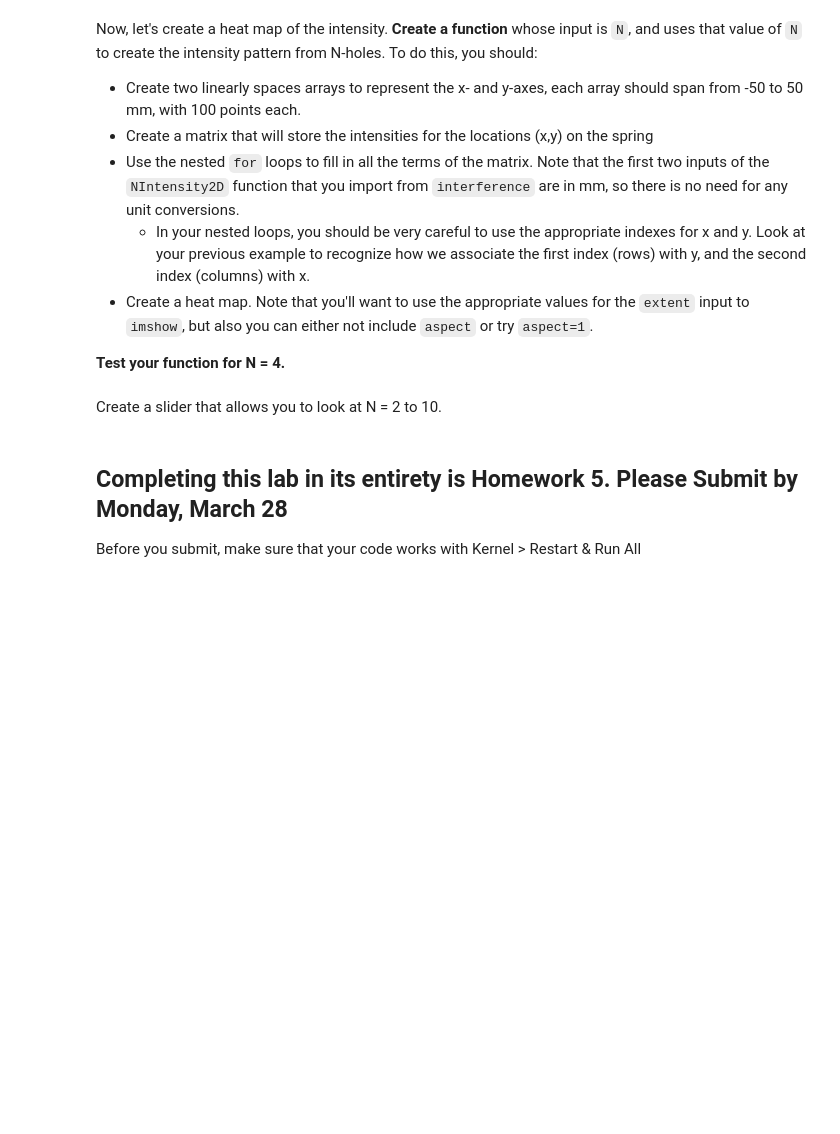
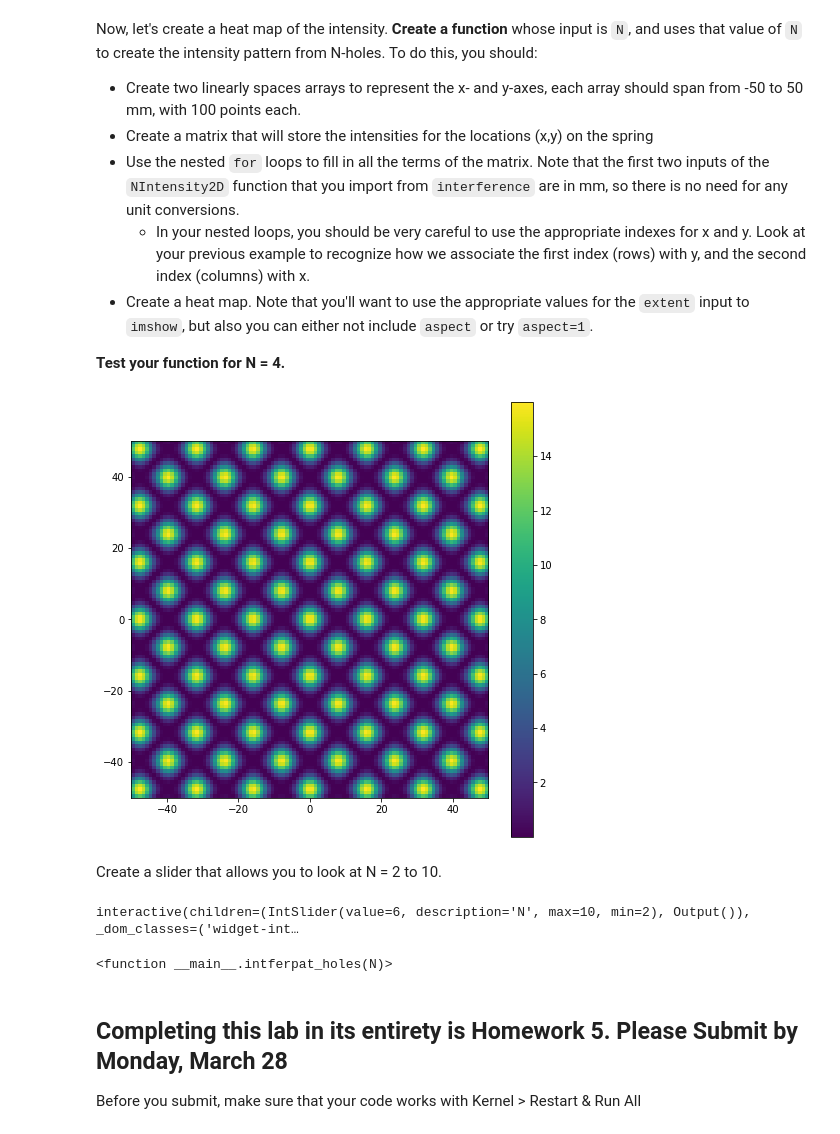
Before and after one commit to nuLABatUSD/IntroComputationLabs, a Jupyter notebook: Lab6_SP22.ipynb, the cells around one changed output. Saved outputs shown, nothing was run; the diff lists cells and outputs as text; code cells hidden in the pictures; blank space fills up the shorter version.

```diff
--- a/Lab6_SP22.ipynb
+++ b/Lab6_SP22.ipynb
@@ -109,8 +155,31 @@ Now, let's create a heat map of the intensity.  **Create a function** whose inpu
 - Create a heat map.  Note that you'll want to use the appropriate values for the ``extent`` input to ``imshow``, but also you can either not include ``aspect`` or try ``aspect=1``.
 
 **Test your function for N = 4.**
+# %%
+def intferpat_holes(N):
+    x_axis = np.linspace(-50,50,100)
+    y_axis = np.linspace(-50,50,100)
+    M_intensities = np.zeros((len(y_axis), len(x_axis)))
+
+    for i in range(len(y_axis)):
+        for j in range(len(x_axis)):
+            M_intensities[i,j] = intfer.NIntensity2D(x_axis[j], y_axis[i], N)
+
+    plt.figure(figsize=(8,8))
+    plt.imshow(M_intensities, extent = [-50,50,-50,50], aspect=1)
+    plt.colorbar()
+    plt.show()
+
+intferpat_holes(4)
+# %% [output]
+[figure, added]
 # %% [markdown]
 Create a slider that allows you to look at N = 2 to 10.
+# %%
+widgets.interact(intferpat_holes, N=(2,10))
+# %% [output]
+interactive(children=(IntSlider(value=6, description='N', max=10, min=2), Output()), _dom_classes=('widget-int…
+<function __main__.intferpat_holes(N)>
 # %% [markdown]
 ## Completing this lab in its entirety is Homework 5.  Please Submit by Monday, March 28
 
```
Also changed, not shown: parts of 10 cells of this notebook.
